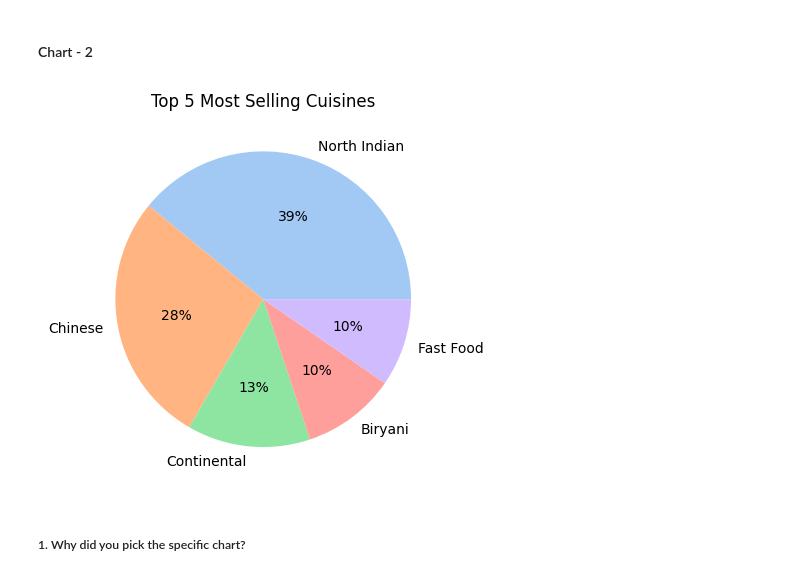
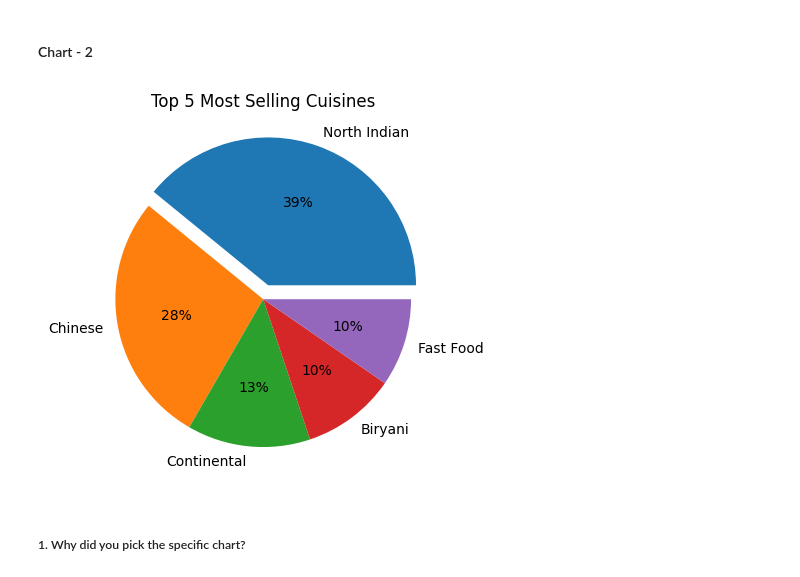
Before and after one commit to ruksz/Zomato-Restaurant---Unsupervised-ML, a Jupyter notebook: Unsupervised_ML_Zomato_Analysis.ipynb, the cells around one changed output. Cells and saved outputs as stored; diff of their text form; code cells hidden in the pictures.

```diff
--- a/Unsupervised_ML_Zomato_Analysis.ipynb
+++ b/Unsupervised_ML_Zomato_Analysis.ipynb
@@ -556,18 +558,17 @@ The most-liked restaurant charges around 1500, slightly above average, indicatin
 # %%
 # Chart - 2 pie chart for top 5 most selling cuisines in restaraunts
 
 cuisine_list = cuisine_df.sort_values('Number of Restaurants', ascending = False)['Cuisine'].tolist()[:5]
 restaraunt_per = cuisine_df.sort_values('Number of Restaurants', ascending = False)['Number of Restaurants'].tolist()[:5]
 
 labels = cuisine_list
-colors = sns.color_palette('pastel')
-
+explode = (0.1, 0, 0, 0, 0)
 #pie chart
-plt.pie(restaraunt_per, labels = labels, colors = colors, autopct='%.0f%%')
+plt.pie(restaraunt_per, labels = labels, explode=explode, autopct='%.0f%%')
 plt.title('Top 5 Most Selling Cuisines')
 plt.show()
 # %% [output]
-[figure, old version]
+[figure, new version]
 # %% [markdown]
 ##### 1. Why did you pick the specific chart?
 # %% [markdown]
```
Also changed, not shown: parts of 148 cells of this notebook.
